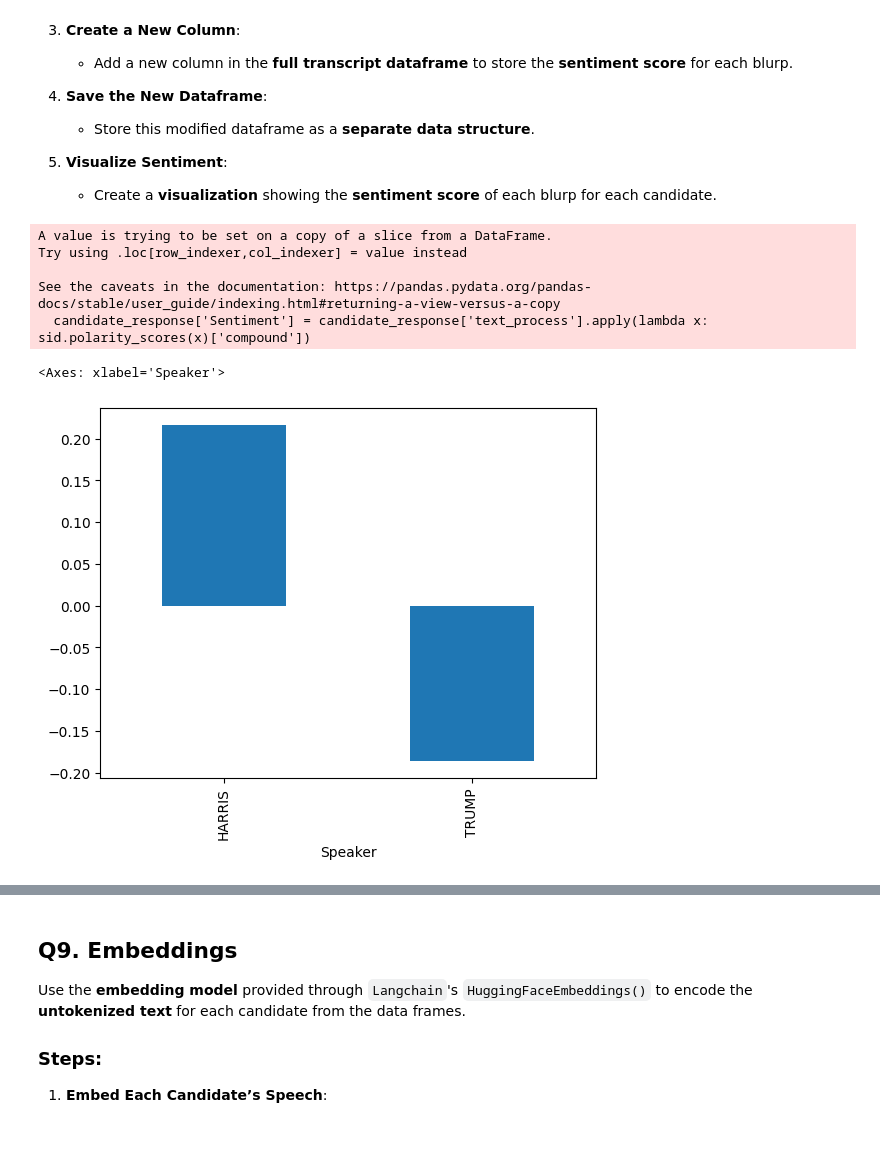
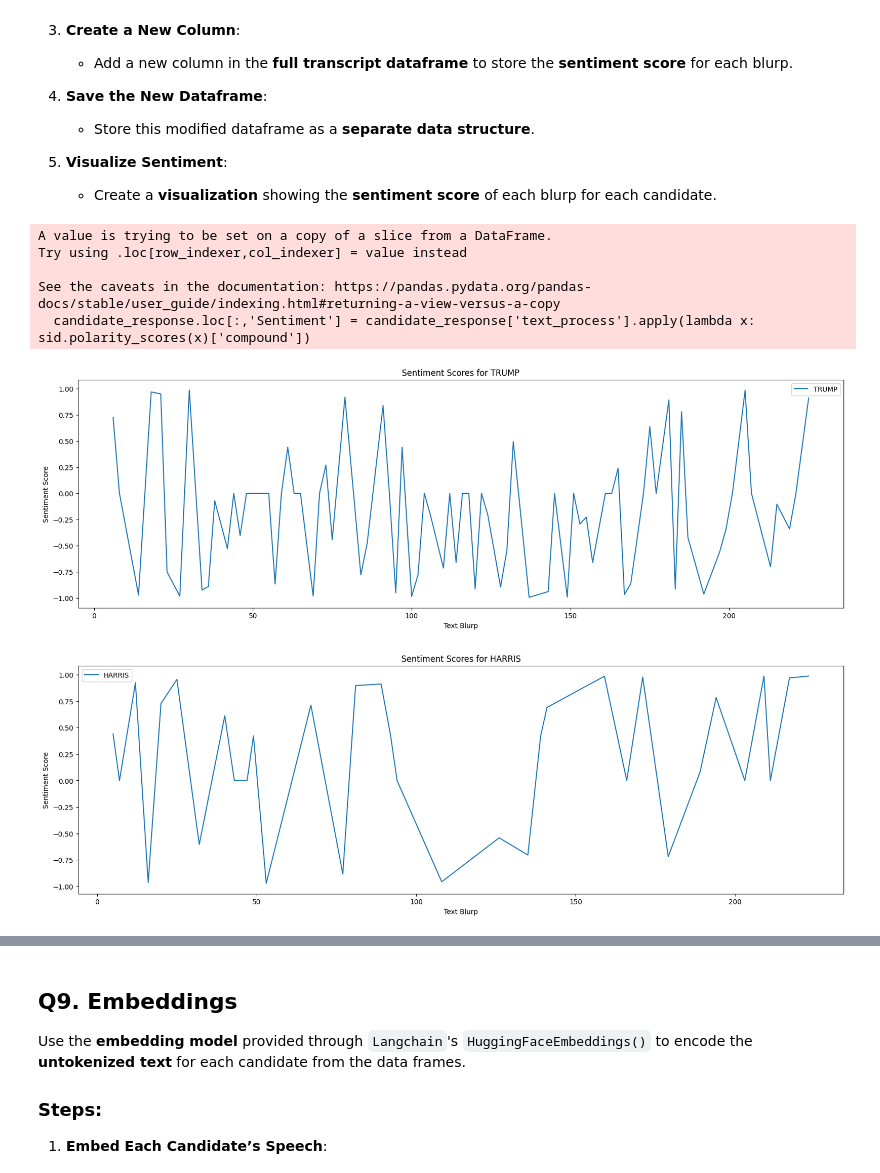
Before and after one commit to NakaFrozn/SI618, a Jupyter notebook: Assignments/Homework05/SI_618_Homework_05.ipynb, the cells around one changed output, grey strips where cells are left out. Saved outputs shown, nothing was run; the diff lists cells and outputs as text; code cells hidden in the pictures; blank space fills up the shorter version.

```diff
--- a/Assignments/Homework05/SI_618_Homework_05.ipynb
+++ b/Assignments/Homework05/SI_618_Homework_05.ipynb
@@ -603,18 +622,26 @@ In this task, we will use the **VADER sentiment analysis tool** to evaluate the
 # %%
 # Filter the candidate responses
 candidate_response = transcript_df[transcript_df['Speaker'].isin(['TRUMP', 'HARRIS'])]
 
 # Calculate sentiment scores for each text with VADER
 sid = SentimentIntensityAnalyzer()
-candidate_response['Sentiment'] = candidate_response['text_process'].apply(lambda x: sid.polarity_scores(x)['compound'])
+candidate_response.loc[:,'Sentiment'] = candidate_response['text_process'].apply(lambda x: sid.polarity_scores(x)['compound'])
 
-# Create a visualization for the sentiment scores
-candidate_response.groupby('Speaker')['Sentiment'].mean().plot(kind='bar')
+# Create a visualization for the sentiment scores for each candidate
+for candidate in ['TRUMP', 'HARRIS']:
+    candidate_df = candidate_response[candidate_response['Speaker'] == candidate]
+    plt.figure(figsize=(20, 6))
+    plt.plot(candidate_df.index, candidate_df['Sentiment'], label=candidate)
+    plt.xlabel('Text Blurp')
+    plt.ylabel('Sentiment Score')
+    plt.title(f'Sentiment Scores for {candidate}')
+    plt.legend()
+    plt.show()
 # %% [output]
 A value is trying to be set on a copy of a slice from a DataFrame.
 Try using .loc[row_indexer,col_indexer] = value instead
 
 See the caveats in the documentation: https://pandas.pydata.org/pandas-docs/stable/user_guide/indexing.html#returning-a-view-versus-a-copy
-  candidate_response['Sentiment'] = candidate_response['text_process'].apply(lambda x: sid.polarity_scores(x)['compound'])
+  candidate_response.loc[:,'Sentiment'] = candidate_response['text_process'].apply(lambda x: sid.polarity_scores(x)['compound'])
-<Axes: xlabel='Speaker'>
-[figure, old version]
+[figure, new version]
+[figure, added]
```
Also changed, not shown: parts of 22 cells of this notebook, 1 other file.
